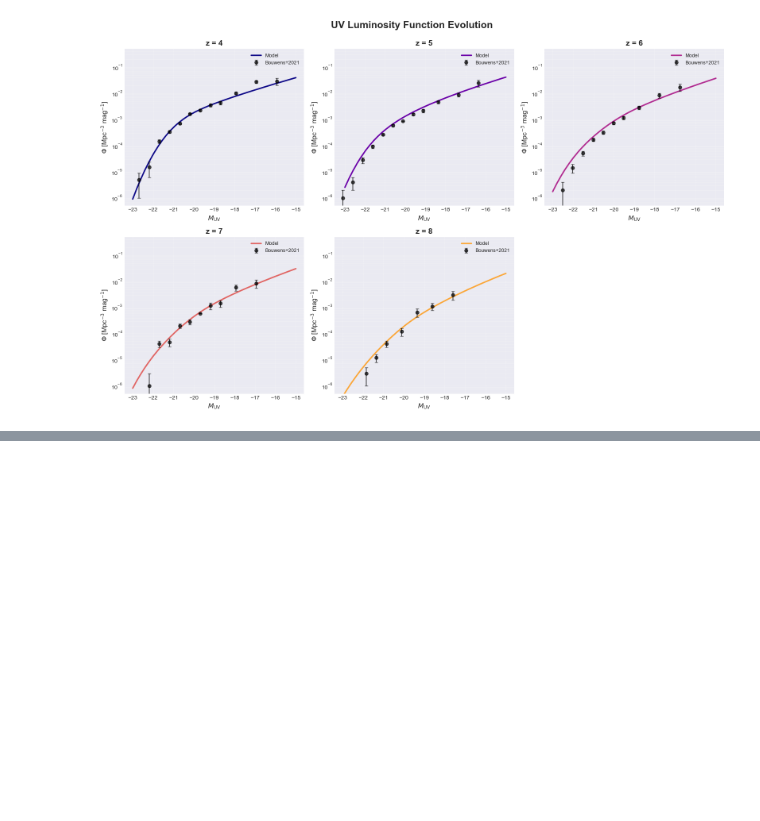
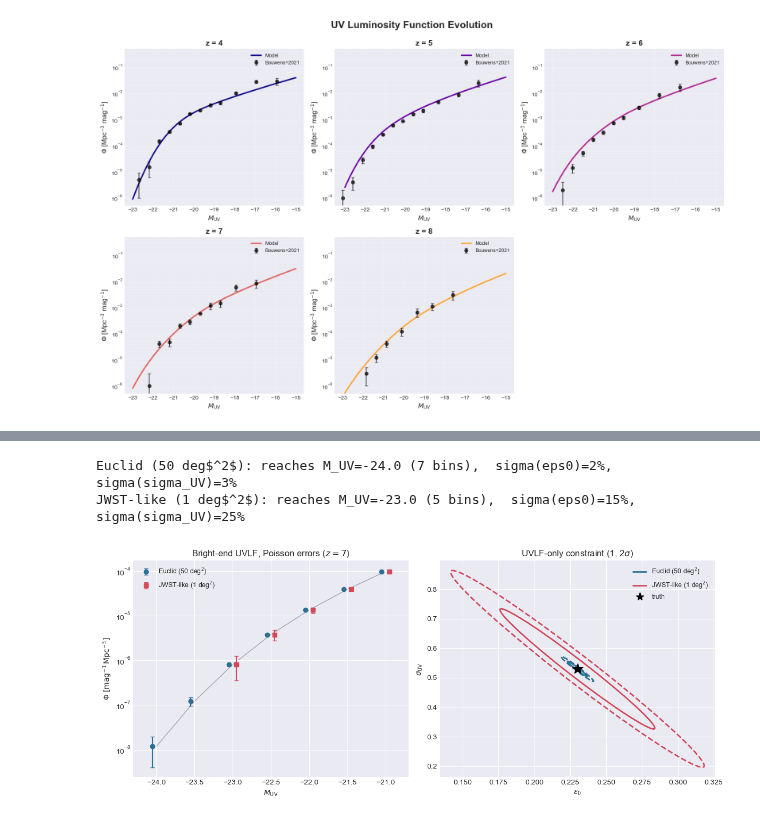
Before and after one commit to mShuntov/uvlf-hod, a Jupyter notebook: examples/basic_usage.ipynb, the cells around one changed output, grey strips where cells are left out. Cells and saved outputs as stored; diff of their text form; code cells hidden in the pictures; blank space fills up the shorter version.

Commit message:
Update tutorial in basic_usage.ipynb for Euclid PU meeting

```diff
--- a/examples/basic_usage.ipynb
+++ b/examples/basic_usage.ipynb
@@ -471,0 +627,78 @@ plt.show()
+# %%
+import warnings; warnings.filterwarnings('ignore')
+import numpy as np
+import matplotlib.pyplot as plt
+from matplotlib.patches import Ellipse
+from halogal.model import HODModel, Observables
+from halogal.inference import ModelParametrization
+from halogal.config import default_cosmology
+
+# --- fiducial model at z = 7 (parameters from the linear redshift-evolution relations) ---
+Z = 7.0
+fid = ModelParametrization('evolution').params_for_redshift({}, Z)
+obs = Observables(HODModel(z=Z))
+e0, s0 = fid['eps0'], fid['sigma_UV']                 # fiducial (eps0, sigma_UV) = the "truth"
+
+def uvlf(eps0, sigma_UV, M):
+    """UVLF Phi(M_UV) for given (eps0, sigma_UV); all other HOD parameters held fixed."""
+    p = dict(fid); p['eps0'] = eps0; p['sigma_UV'] = sigma_UV
+    return np.atleast_1d(obs.luminosity_function(np.atleast_1d(M), **p))
+
+# --- survey volume element and bright-end magnitude bins ---
+DZ = 1.0                                              # redshift-bin width
+dVdz = default_cosmology.astropy_cosmo.differential_comoving_volume(Z).value   # Mpc^3 / sr
+Mb = np.arange(-24.0, -20.9, 0.5); dM = 0.5          # bright end (this is the Poisson-limited regime)
+phi = uvlf(e0, s0, Mb)                                # fiducial UVLF
+
+# --- parameter derivatives of the UVLF (central finite differences) ---
+dd = 0.01                                             # fractional step
+dphi_de = (uvlf(e0*(1+dd), s0, Mb) - uvlf(e0*(1-dd), s0, Mb)) / (2*dd*e0)     # dPhi / d eps0
+dphi_ds = (uvlf(e0, s0*(1+dd), Mb) - uvlf(e0, s0*(1-dd), Mb)) / (2*dd*s0)     # dPhi / d sigma_UV
+
+surveys = [('Euclid (50 deg$^2$)',   50.0, '#2e6f95', 'o', -0.05),
+           ('JWST-like (1 deg$^2$)',  1.0, '#d1495b', 's', +0.05)]
+
+def error_ellipse(ax, cov, nsigma, **kw):
+    """Draw the covariance error ellipse; nsigma is in units of sqrt(delta chi^2)."""
+    vals, vecs = np.linalg.eigh(cov)
+    angle = np.degrees(np.arctan2(vecs[1, np.argmax(vals)], vecs[0, np.argmax(vals)]))
+    width, height = 2 * nsigma * np.sqrt(np.sort(vals)[::-1])
+    ax.add_patch(Ellipse((e0, s0), width, height, angle=angle, fill=False, **kw))
+
+fig, (ax_lf, ax_con) = plt.subplots(1, 2, figsize=(12, 5))
+ax_lf.plot(Mb, phi, 'k-', alpha=0.3, lw=1, zorder=0)
+cov = {}
+for label, area, color, marker, off in surveys:
+    V = area * (np.pi/180)**2 * dVdz * DZ             # survey comoving volume
+    N = phi * dM * V                                  # expected number of galaxies per bin
+    keep = N >= 1                                    # a bin is "measured" only if it has >=10 galaxies
+    sigma_phi = phi / np.sqrt(np.maximum(N, 1e-9))    # Poisson uncertainty on Phi
+    ax_lf.errorbar(Mb[keep]+off, phi[keep], yerr=sigma_phi[keep], fmt=marker,
+                   color=color, capsize=3, ms=6, label=label)
+    # Fisher matrix over the measured bins:  F = sum_bins J J^T / sigma^2 ,  J = (dPhi/d eps0, dPhi/d sigma_UV)
+    F = np.zeros((2, 2))
+    for k in np.where(keep)[0]:
+        J = np.array([dphi_de[k], dphi_ds[k]])
+        F += np.outer(J, J) / sigma_phi[k]**2
+    cov[label] = np.linalg.inv(F)                     # parameter covariance
+    se, ss = np.sqrt(np.diag(cov[label]))
+    print(f'{label}: reaches M_UV={Mb[keep].min():.1f} ({keep.sum()} bins),  '
+          f'sigma(eps0)={se/e0*100:.0f}%,  sigma(sigma_UV)={ss/s0*100:.0f}%')
+
+ax_lf.set_yscale('log'); ax_lf.set_xlim(-24.3, -20.7)
+ax_lf.set_xlabel(r'$M_{\rm UV}$'); ax_lf.set_ylabel(r'$\Phi\ [{\rm mag^{-1}\,Mpc^{-3}}]$')
+ax_lf.legend(fontsize=9); ax_lf.set_title(r'Bright-end UVLF, Poisson errors ($z=7$)')
+
+for label, area, color, marker, off in surveys:
+    for nsig, ls in [(np.sqrt(2.30), '-'), (np.sqrt(6.17), '--')]:   # 1 and 2 sigma for 2 parameters
+        error_ellipse(ax_con, cov[label], nsig, edgecolor=color, lw=2, linestyle=ls)
+    ax_con.plot([], [], color=color, lw=2, label=label)
+ax_con.plot(e0, s0, 'k*', ms=15); ax_con.plot([], [], 'k*', ms=11, label='truth')
+sj = np.sqrt(np.diag(cov['JWST-like (1 deg$^2$)']))                  # zoom to the larger (JWST) contour
+ax_con.set_xlabel(r'$\varepsilon_0$'); ax_con.set_ylabel(r'$\sigma_{\rm UV}$')
+ax_con.legend(fontsize=9); ax_con.set_title(r'UVLF-only constraint (1, 2$\sigma$)')
+plt.tight_layout(); plt.show()
+# %% [output]
+Euclid (50 deg$^2$): reaches M_UV=-24.0 (7 bins),  sigma(eps0)=2%,  sigma(sigma_UV)=3%
+JWST-like (1 deg$^2$): reaches M_UV=-23.0 (5 bins),  sigma(eps0)=15%,  sigma(sigma_UV)=25%
+[figure, added]
```
Also changed, not shown: parts of 4 cells of this notebook.
